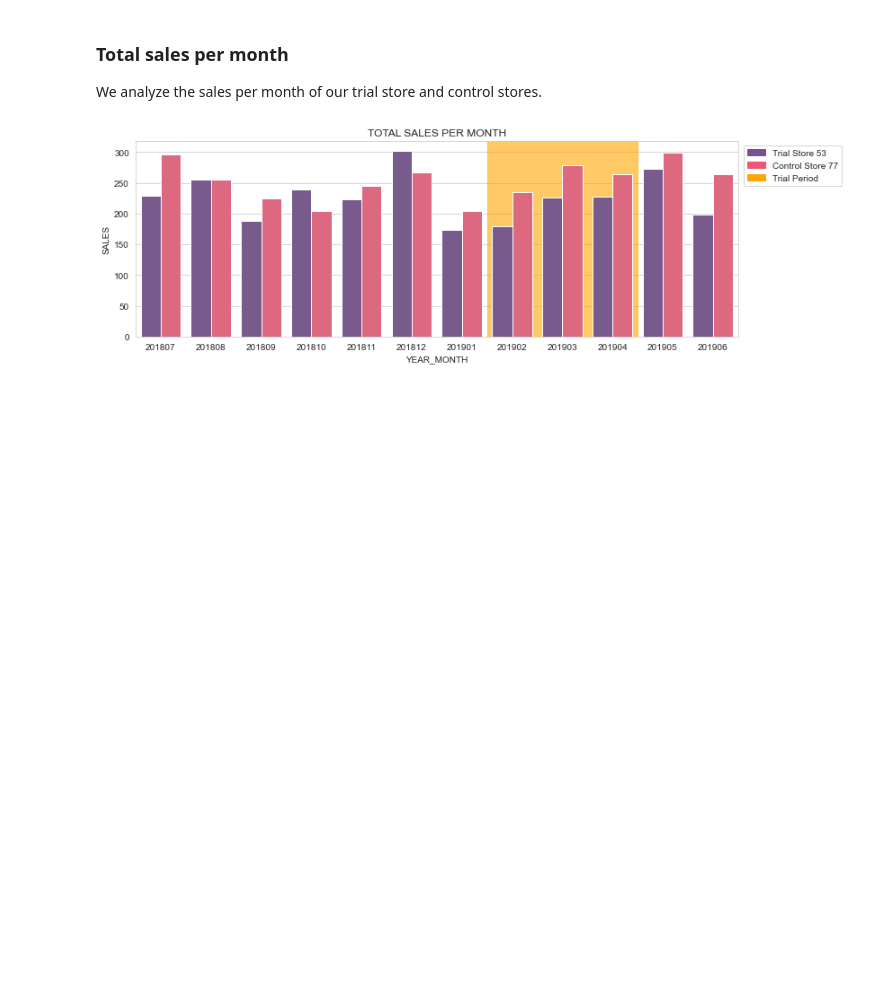
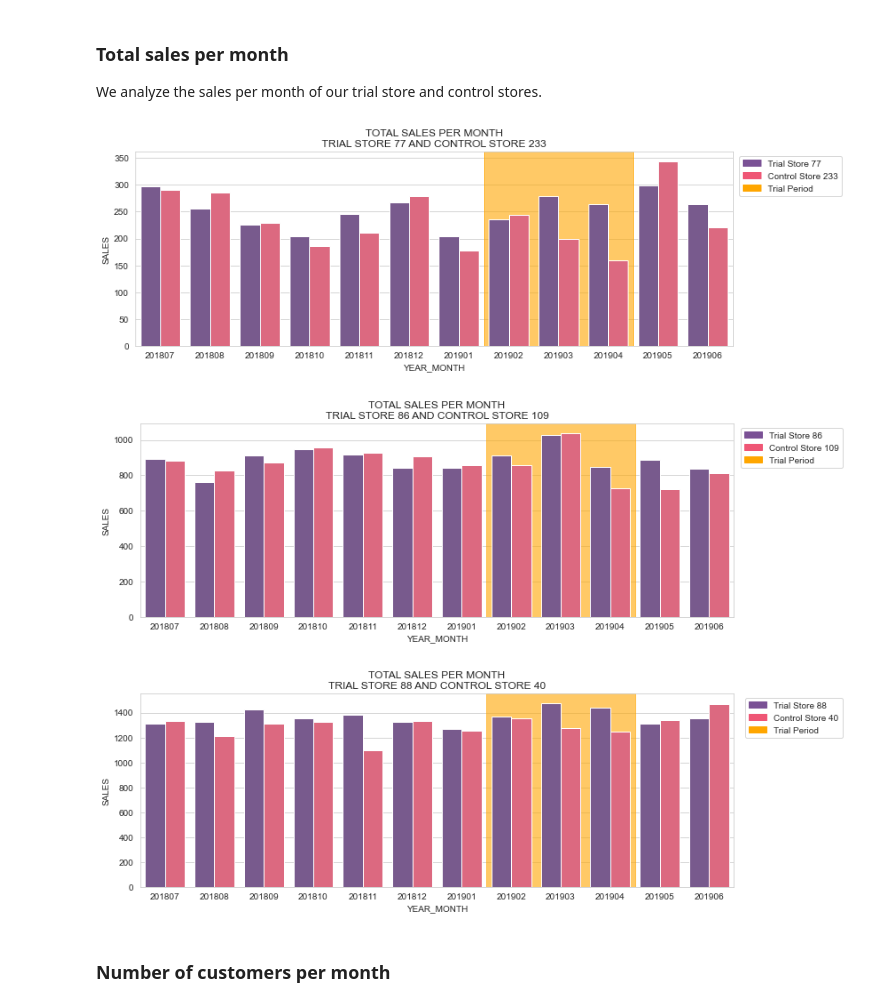
Before and after one commit to dherzey/Forage_Virtual_Internship, a Jupyter notebook: Quantium/Quantium_Task2.ipynb, the cells around one changed output. Cells and saved outputs as stored; diff of their text form; code cells hidden in the pictures; blank space fills up the shorter version.

```diff
--- a/Quantium/Quantium_Task2.ipynb
+++ b/Quantium/Quantium_Task2.ipynb
@@ -219,28 +253,36 @@ We analyze the sales per month of our trial store and control stores.
 # %%
 sns.set_style("whitegrid")
 colorList = ['#7a5195','#ef5675','#ffa600']
-labelList = ["Trial Store 53","Control Store 77",'Trial Period']
-handles = [mpatches.Patch(color=color, label=label)\
-           for color, label in zip(colorList,labelList)]
+trials, controls = [77,86,88], [233,109,40]
 
-data_c =  measures[measures.STORE_NBR.isin([53,77])]
+for trial, control in zip(trials, controls):
+    labelList = [f"Trial Store {trial}",f"Control Store {control}",'Trial Period']
+    handles = [mpatches.Patch(color=color, label=label)\
+               for color, label in zip(colorList,labelList)]
 
-plt.figure(figsize=(12,4))
-plt.axvspan(6.5,9.5,
-            color='#ffa600',
-            alpha=0.6)
-sns.barplot(data=data_c,
-            x='YEARMONTH',
-            y='TOT_SALES',
-            hue='STORE_NBR',
-            palette=colorList)
-plt.title('TOTAL SALES PER MONTH')
-plt.xlabel('YEAR_MONTH')
-plt.ylabel('SALES')
-plt.legend(handles=handles,
-           loc="upper right",
-           bbox_to_anchor=(1.18,1))
-plt.show()
+    data_c =  measures[measures.STORE_NBR.isin([trial,control])]
+
+    plt.figure(figsize=(12,4))
+    plt.axvspan(6.5,9.5,
+                color='#ffa600',
+                alpha=0.6)
+    sns.barplot(data=data_c,
+                x='YEARMONTH',
+                y='TOT_SALES',
+                hue='STORE_NBR',
+                hue_order=[trial,control],
+                palette=colorList)
+    plt.title(f'TOTAL SALES PER MONTH\nTRIAL STORE {trial} AND CONTROL STORE {control}')
+    plt.xlabel('YEAR_MONTH')
+    plt.ylabel('SALES')
+    plt.legend(handles=handles,
+               loc="upper right",
+               bbox_to_anchor=(1.19,1))
+    plt.show()
 # %% [output]
-[figure, old version]
+[figure, new version]
+[figure, added]
+[figure, added]
+# %% [markdown]
+### Number of customers per month
 # %%
```
Also changed, not shown: parts of 12 cells of this notebook, 2 other files.
